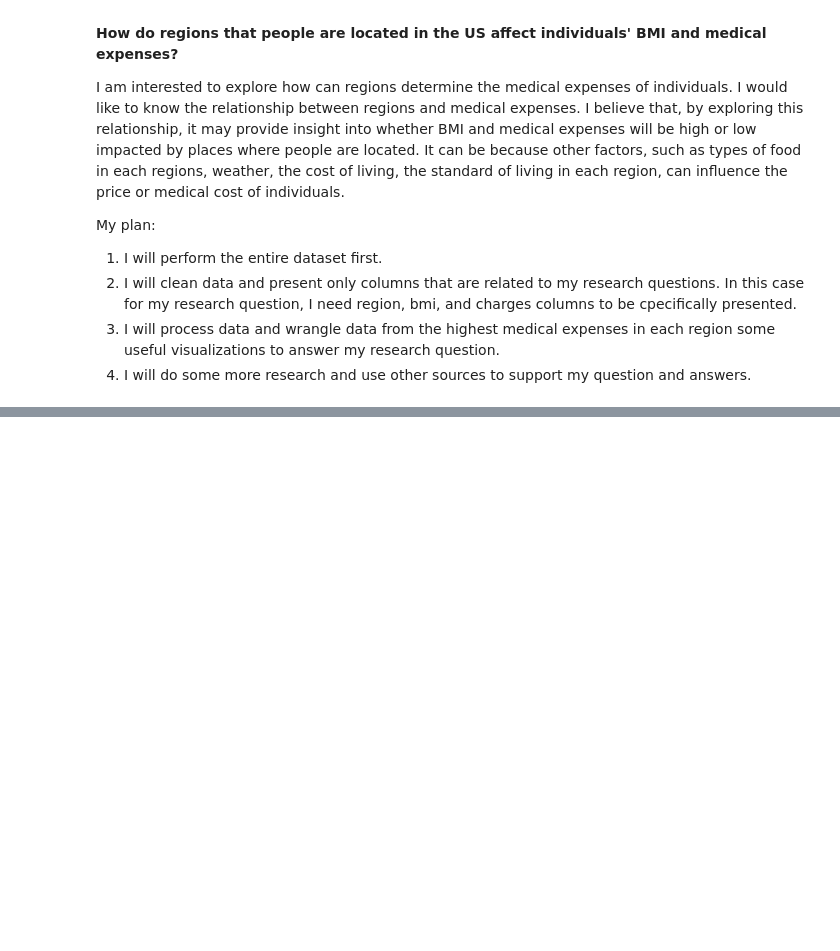
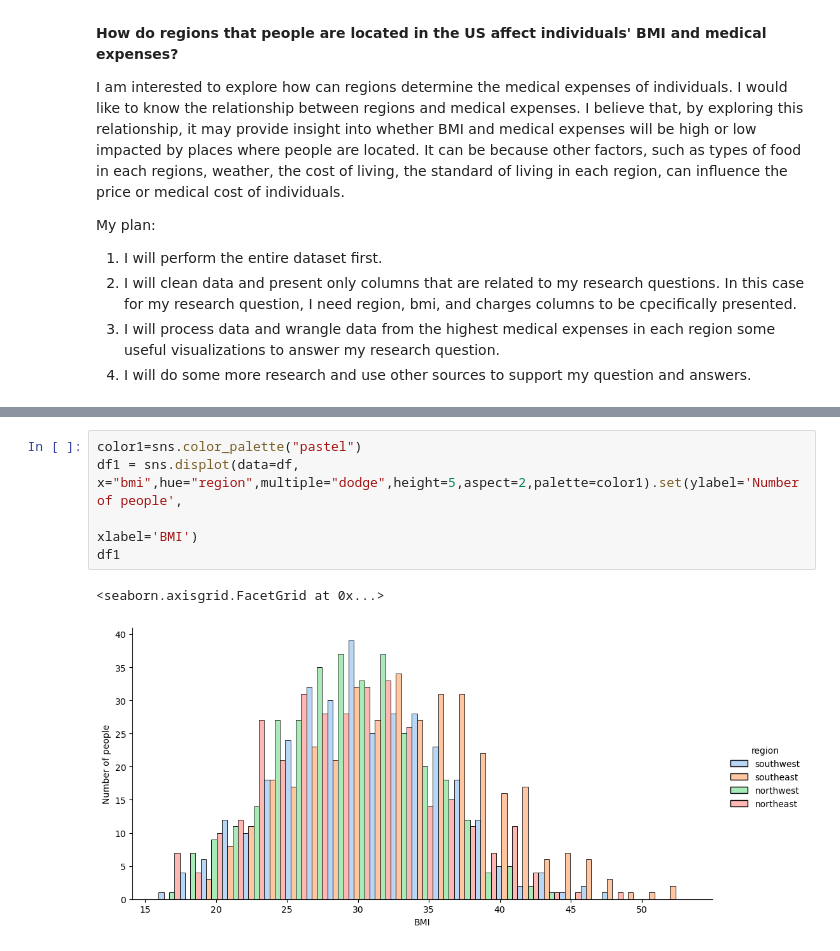
Before and after one commit to ubco-W2022T2-data301/project-group-group10, a Jupyter notebook: analysis/analysis3.ipynb, the cells around one changed output, grey strips where cells are left out. Cells and saved outputs as stored; diff of their text form; blank space fills up the shorter version.

```diff
--- a/analysis/analysis3.ipynb
+++ b/analysis/analysis3.ipynb
@@ -32,0 +98,8 @@ pd.read_csv("../data/raw/insurance.csv")
+# %%
+color1=sns.color_palette("pastel")
+df1 = sns.displot(data=df, x="bmi",hue="region",multiple="dodge",height=5,aspect=2,palette=color1).set(ylabel='Number of people',
+                                                                                       xlabel='BMI')
+df1
+# %% [output]
+<seaborn.axisgrid.FacetGrid at 0x...>
+[figure, added]
```
Also changed, not shown: parts of 23 cells of this notebook, 2 other files.
